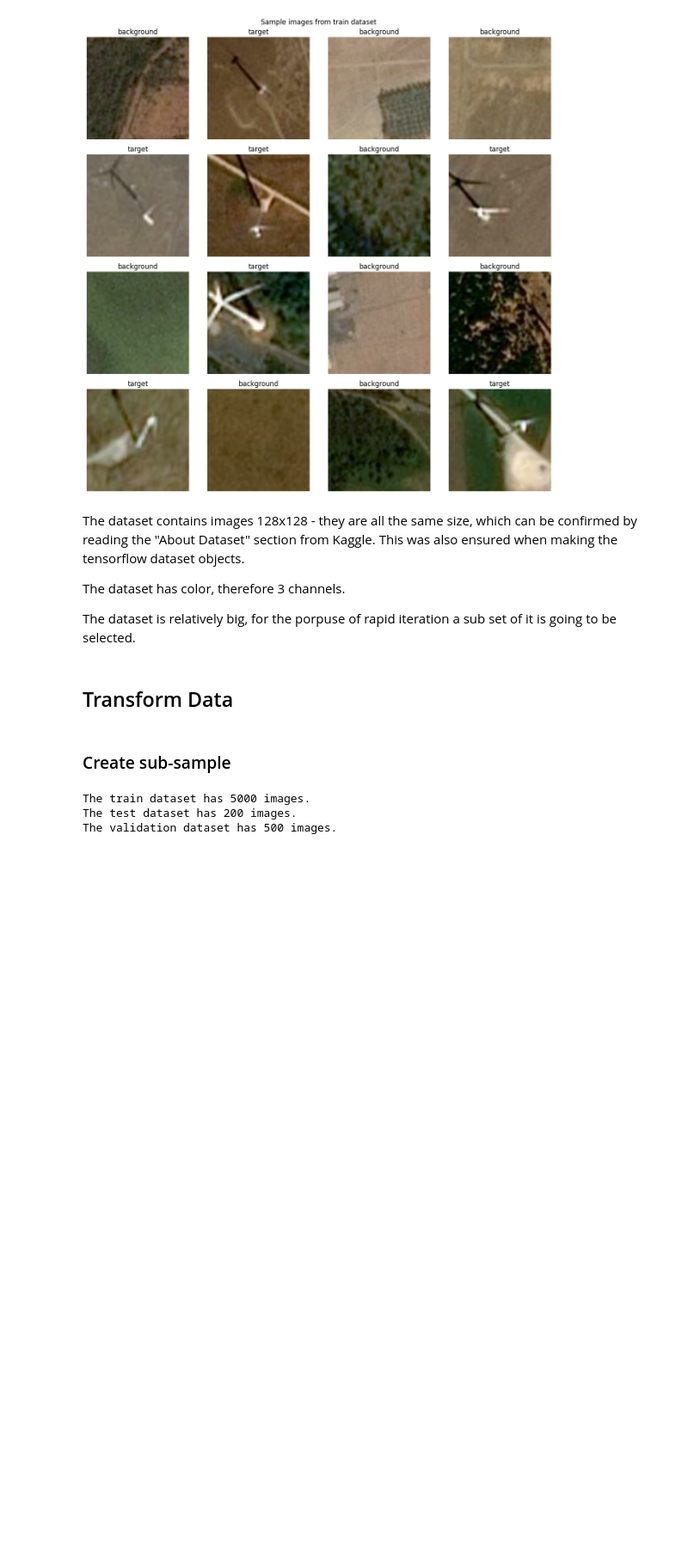
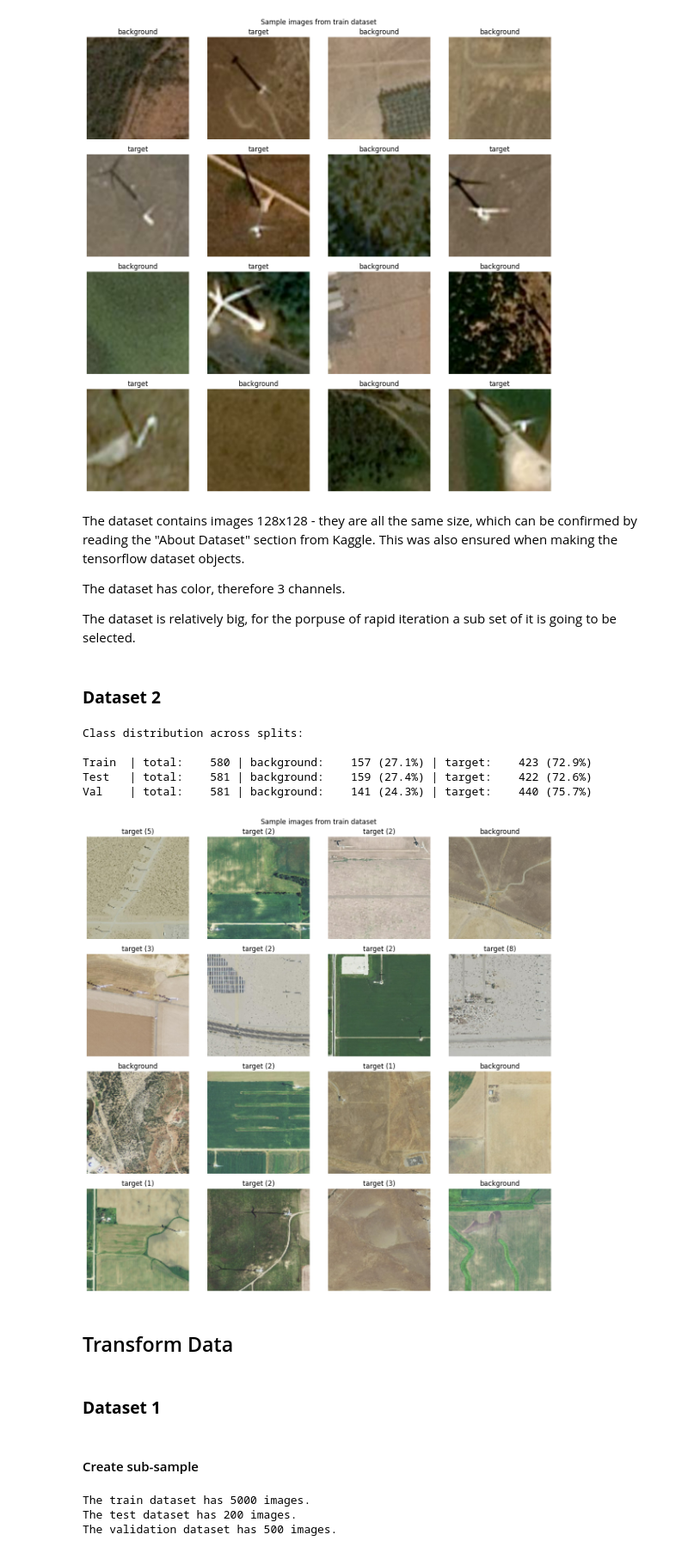
Before and after one commit to luisparadinha/pg_dl_wind_turbine_detect, a Jupyter notebook: dl_wind_turbine_detect_LP.ipynb, the cells around one changed output. Shown at 86% size. Cells and saved outputs as stored; diff of their text form; code cells hidden in the pictures; blank space fills up the shorter version.

```diff
--- a/dl_wind_turbine_detect_LP.ipynb
+++ b/dl_wind_turbine_detect_LP.ipynb
@@ -91,12 +97,14 @@ def plot_acuracy_loss(history):
     plt.title('Training and Validation Loss')
     plt.show()
 # %%
+IMG_SIZE = (128, 128) # images for dataset 1 are already 128x128, but we'll ensure that and also use this for dataset 2
+
 def make_dataset(files, labels, shuffle=False):
     def load(path, label):
         img = tf.io.read_file(path)
         img = tf.image.decode_jpeg(img, channels=3)
+        img = tf.cast(tf.image.resize(img, IMG_SIZE), tf.uint8)
         return img, label
-
     ds = tf.data.Dataset.from_tensor_slices((files, labels))
     if shuffle:
         ds = ds.shuffle(buffer_size=10_000, seed=42)
@@ -369,7 +377,8 @@ axes = axes.flatten()
 
 for col, (img, label) in enumerate(train_dataset1.take(16)):
     axes[col].imshow(img.numpy())
-    axes[col].set_title("target" if label.numpy() == 1 else "background")
+    title = "target" if label.numpy() == 1 else "background"
+    axes[col].set_title(title)
     axes[col].axis('off')
 
 plt.suptitle("Sample images from train dataset")
@@ -383,8 +392,42 @@ The dataset contains images 128x128 - they are all the same size, which can be c
 The dataset has color, therefore 3 channels.
 
 The dataset is relatively big, for the porpuse of rapid iteration a sub set of it is going to be selected.
+# %% [markdown]
+### **Dataset 2**
+# %%
+print("Class distribution across splits:\n")
+for name, files, labels in [("Train", train_files2, train_labels2),
+                             ("Test",  test_files2,  test_labels2),
+                             ("Val",   val_files2,   val_labels2)]:
+    n_bg  = (labels == 0).sum()
+    n_tgt = (labels > 0).sum()
+    total = len(labels)
+    print(f"{name:6} | total: {total:6} | background: {n_bg:6} ({n_bg/total:.1%}) | target: {n_tgt:6} ({n_tgt/total:.1%})")
+# %% [output]
+Class distribution across splits:
+
+Train  | total:    580 | background:    157 (27.1%) | target:    423 (72.9%)
+Test   | total:    581 | background:    159 (27.4%) | target:    422 (72.6%)
+Val    | total:    581 | background:    141 (24.3%) | target:    440 (75.7%)
+# %%
+fig, axes = plt.subplots(4, 4, figsize=(12, 12))
+axes = axes.flatten()
+
+for col, (img, label) in enumerate(train_dataset2.take(16)):
+    axes[col].imshow(img.numpy())
+    title = f"target ({label.numpy()})" if label.numpy() > 0 else "background"
+    axes[col].set_title(title)
+    axes[col].axis('off')
+
+plt.suptitle("Sample images from train dataset")
+plt.tight_layout()
+plt.show()
+# %% [output]
+[figure, added]
 # %% [markdown]
 ## Transform Data
+# %% [markdown]
+### **Dataset 1**
 # %% [markdown]
-### Create sub-sample
+#### Create sub-sample
 # %%
```
Also changed, not shown: parts of 25 cells of this notebook, 2 other files.
